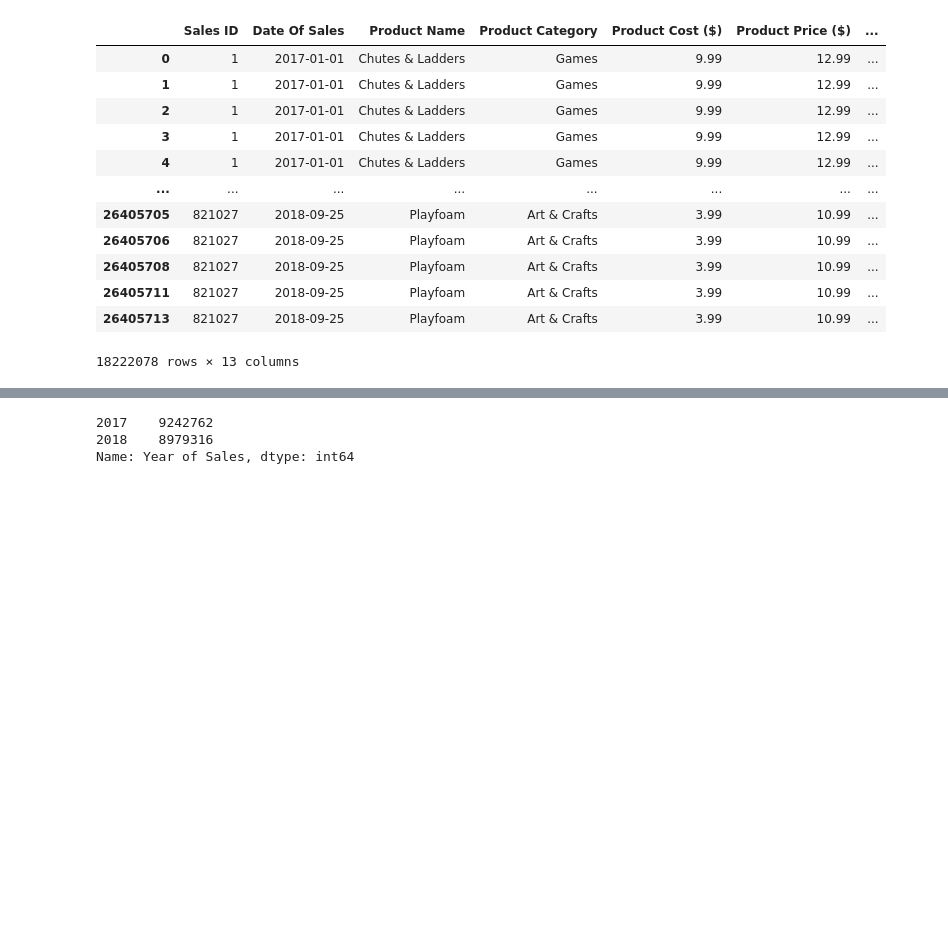
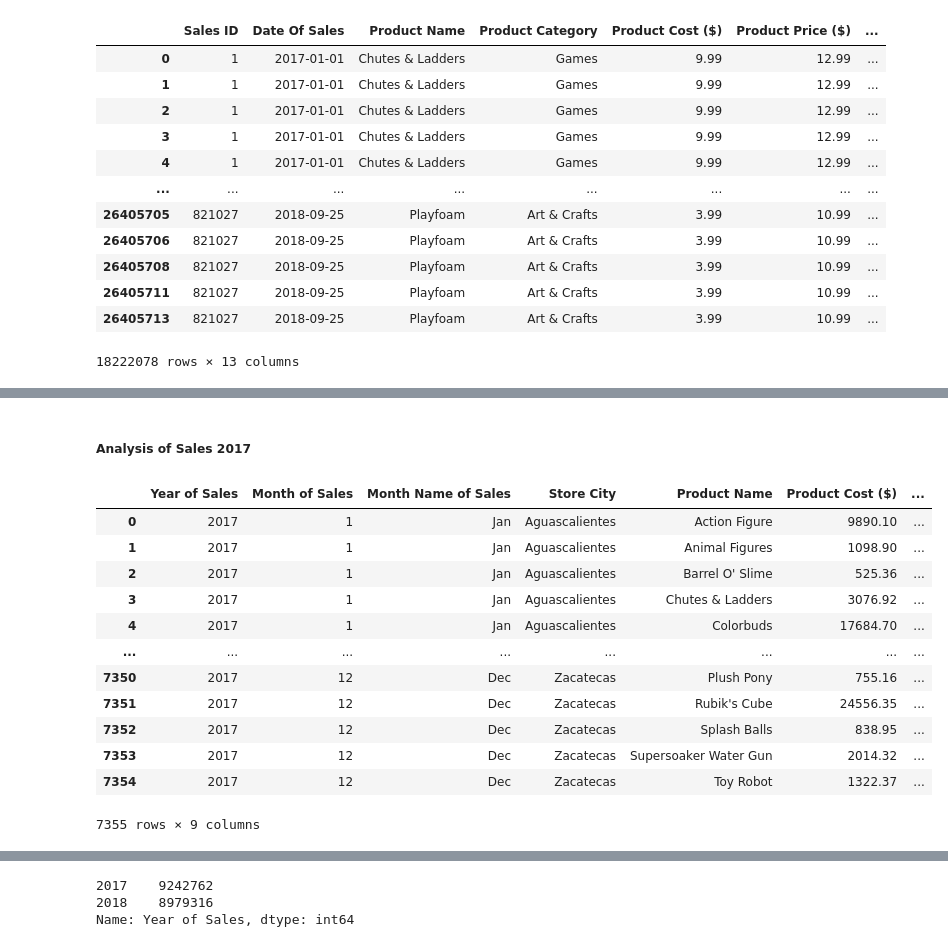
Before and after one commit to Lunczer93/Python_Project_2_Mexico_Toy_Sales, a Jupyter notebook: Python Project 2 Mexico Toy Sales.ipynb, the cells around one changed output, grey strips where cells are left out. Saved outputs shown, nothing was run; the diff lists cells and outputs as text; code cells hidden in the pictures; blank space fills up the shorter version.

```diff
--- a/Python Project 2 Mexico Toy Sales.ipynb
+++ b/Python Project 2 Mexico Toy Sales.ipynb
@@ -1503,0 +1591,19 @@ dfSalesProductsInventoryMergedGrouped
+# %% [markdown]
+##### Analysis of Sales 2017
+# %%
+dfSalesProductsInventoryMergedGrouped2017 = dfSalesProductsInventoryMergedGrouped.loc[dfSalesProductsInventoryMergedGrouped['Year of Sales']==2017]
+dfSalesProductsInventoryMergedGrouped2017
+# %% [output]
+|  | Year of Sales | Month of Sales | Month Name of Sales | Store City | Product Name | Product Cost ($) | ... |
+| 0 | 2017 | 1 | Jan | Aguascalientes | Action Figure | 9890.10 | ... |
+| 1 | 2017 | 1 | Jan | Aguascalientes | Animal Figures | 1098.90 | ... |
+| 2 | 2017 | 1 | Jan | Aguascalientes | Barrel O' Slime | 525.36 | ... |
+| 3 | 2017 | 1 | Jan | Aguascalientes | Chutes & Ladders | 3076.92 | ... |
+| 4 | 2017 | 1 | Jan | Aguascalientes | Colorbuds | 17684.70 | ... |
+| ... | ... | ... | ... | ... | ... | ... | ... |
+| 7350 | 2017 | 12 | Dec | Zacatecas | Plush Pony | 755.16 | ... |
+| 7351 | 2017 | 12 | Dec | Zacatecas | Rubik's Cube | 24556.35 | ... |
+| 7352 | 2017 | 12 | Dec | Zacatecas | Splash Balls | 838.95 | ... |
+| 7353 | 2017 | 12 | Dec | Zacatecas | Supersoaker Water Gun | 2014.32 | ... |
+| 7354 | 2017 | 12 | Dec | Zacatecas | Toy Robot | 1322.37 | ... |
+7355 rows × 9 columns
```
Also changed, not shown: parts of 14 cells of this notebook.
